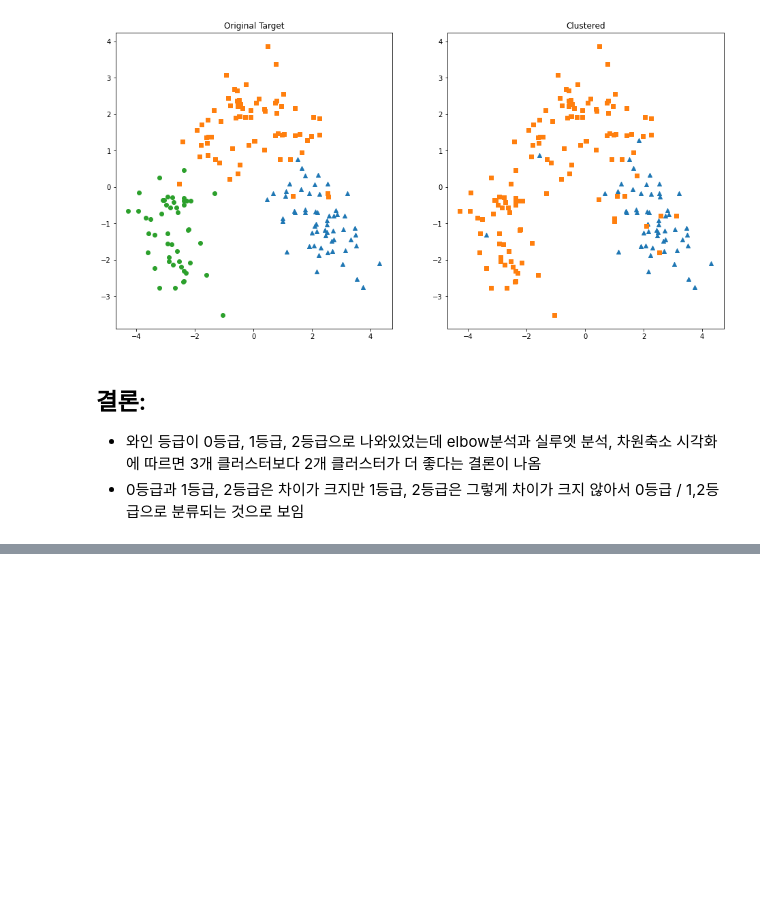
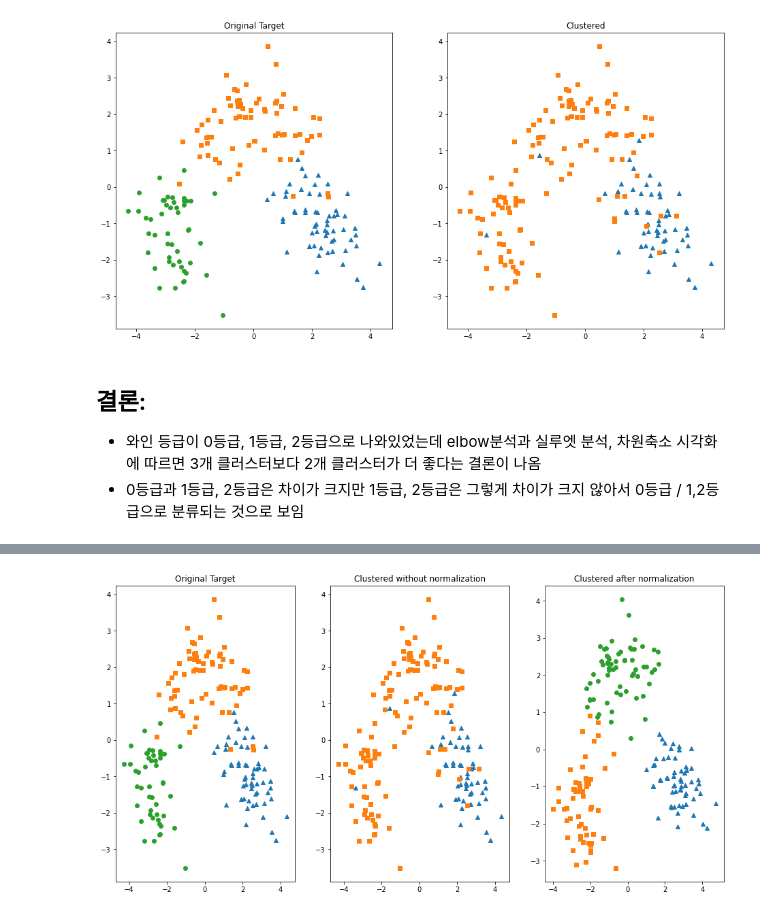
Before and after one commit to beegramin9/MachineLearning, a Jupyter notebook: 6_군집화/3_와인군집화.ipynb, the cells around one changed output, grey strips where cells are left out. Saved outputs shown, nothing was run; the diff lists cells and outputs as text; code cells hidden in the pictures; blank space fills up the shorter version.

```diff
--- a/6_군집화/3_와인군집화.ipynb
+++ b/6_군집화/3_와인군집화.ipynb
@@ -191,0 +219,19 @@ plt.show()
+# %%
+from sklearn.cluster import KMeans
+
+kmeans = KMeans(n_clusters = 3, init = 'k-means++', max_iter = int(10e5), random_state = 2021)
+kmeans.fit(wine_scaled_data)
+wine_scaled_data['cluster'] = kmeans.labels_ # Clustering 결과
+# %%
+from sklearn.preprocessing import StandardScaler
+from sklearn.decomposition import PCA
+
+scaler = StandardScaler()
+wine_scaled_std = scaler.fit_transform(wine_scaled_data)
+
+pca = PCA(n_components = 2)
+wine_scaled_pca = pca.fit_transform(wine_scaled_std)
+# %%
+wine_scaled_data['pca_x'] = wine_scaled_pca[:, 0]
+wine_scaled_data['pca_y'] = wine_scaled_pca[:, 1]
+wine_scaled_data.head()
@@ -191,0 +245,34 @@ plt.show()
+# %%
+# subplots로 비교
+fig, ax = plt.subplots( figsize=(16,8), ncols = 3, nrows = 1 )
+
+markers = ['^',"s",'o']
+
+# 실제 데이터
+ax1 = plt.subplot(1, 3, 1)
+# 정규화 하지 않고 군집화했을때
+ax2 = plt.subplot(1, 3, 2)
+# 정규화 이후 군집화했을때
+ax3 = plt.subplot(1, 3, 3)
+
+for i, marker in enumerate(markers):
+    x_axis_data = wine_df[wine_df.target == i]['pca_x']
+    y_axis_data = wine_df[wine_df.target == i]['pca_y']
+    ax1.scatter(x_axis_data, y_axis_data, marker = marker, label = wine.feature_names[i])
+
+    x_axis_data = wine_df[wine_df.cluster == i]['pca_x']
+    y_axis_data = wine_df[wine_df.cluster == i]['pca_y']
+    ax2.scatter(x_axis_data, y_axis_data, marker = marker, label = wine.feature_names[i])
+
+    x_axis_data = wine_scaled_data[wine_scaled_data.cluster == i]['pca_x']
+    y_axis_data = wine_scaled_data[wine_scaled_data.cluster == i]['pca_y']
+    ax3.scatter(x_axis_data, y_axis_data, marker = marker, label = wine.feature_names[i])
+
+
+
+ax1.set_title('Original Target')
+ax2.set_title('Clustered without normalization')
+ax3.set_title('Clustered after normalization')
+plt.show()
+# %% [output]
+[figure, added]
```
Also changed, not shown: parts of 5 cells of this notebook, 1 other file.
